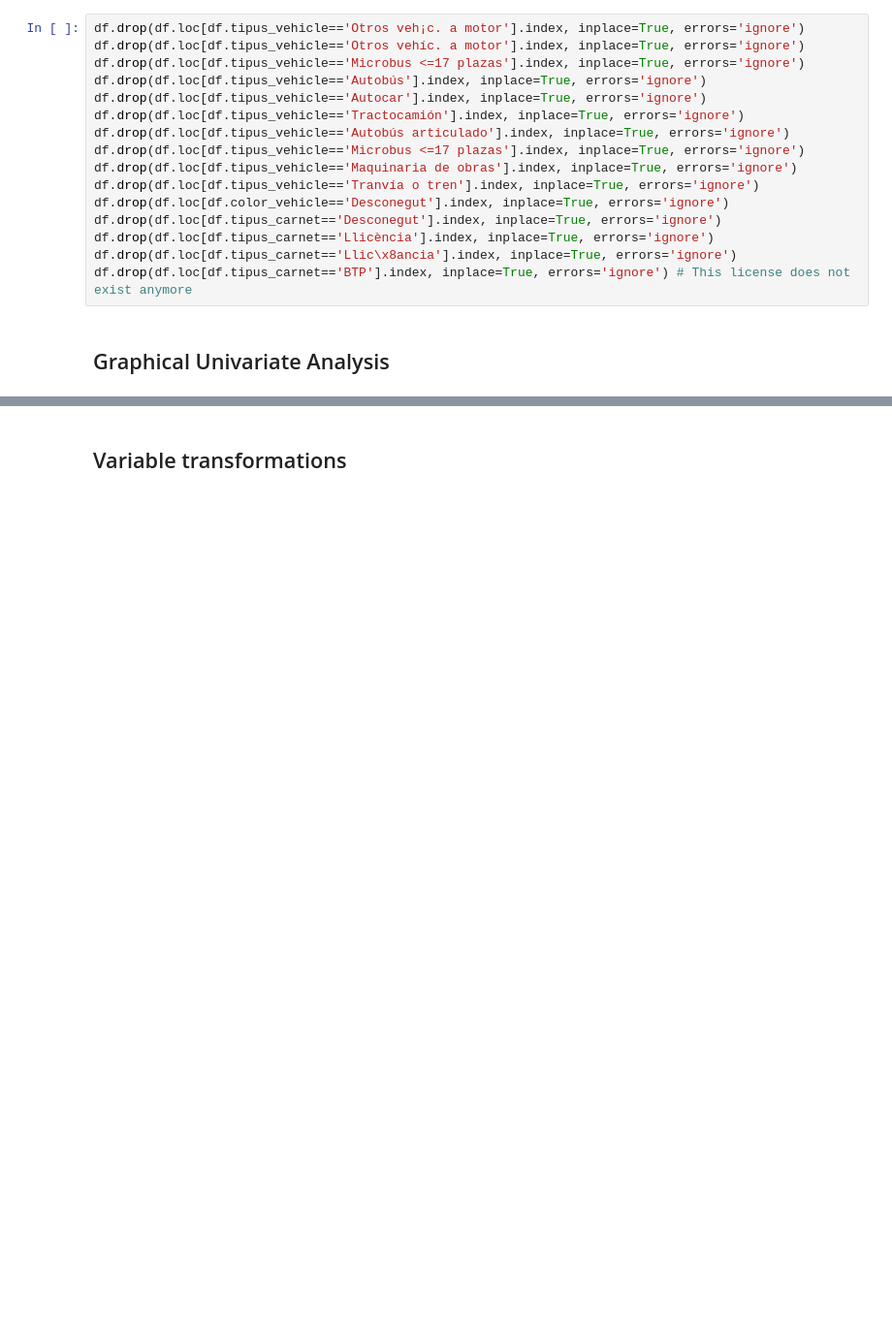
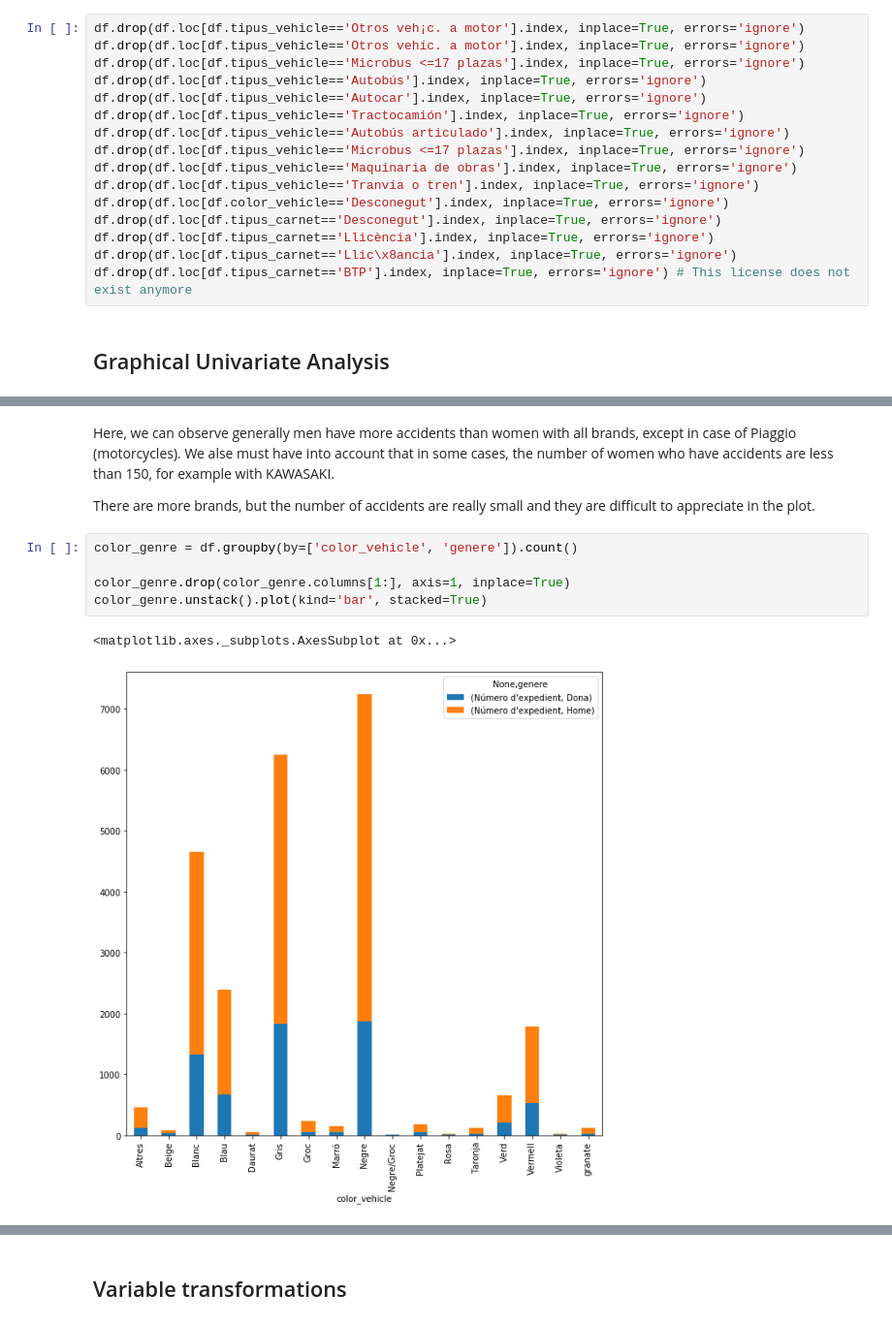
Before and after one commit to Doasy/AccidentsBCN, a Jupyter notebook: notebooks/EDA.ipynb, the cells around one changed output, grey strips where cells are left out. Shown at 97% size. Saved outputs shown, nothing was run; the diff lists cells and outputs as text; blank space fills up the shorter version.

```diff
--- a/notebooks/EDA.ipynb
+++ b/notebooks/EDA.ipynb
@@ -100,0 +128,12 @@ for col in df.columns:
+# %% [markdown]
+Here, we can observe generally men have more accidents than women with all brands, except in case of Piaggio (motorcycles). We alse must have into account that in some cases, the number of women who have accidents are less than 150, for example with KAWASAKI.
+
+There are more brands, but the number of accidents are really small and they are difficult to appreciate in the plot.
+# %%
+color_genre = df.groupby(by=['color_vehicle', 'genere']).count()
+
+color_genre.drop(color_genre.columns[1:], axis=1, inplace=True)
+color_genre.unstack().plot(kind='bar', stacked=True)
+# %% [output]
+<matplotlib.axes._subplots.AxesSubplot at 0x...>
+[figure, added]
```
Also changed, not shown: parts of 40 cells of this notebook, 3 other files.
